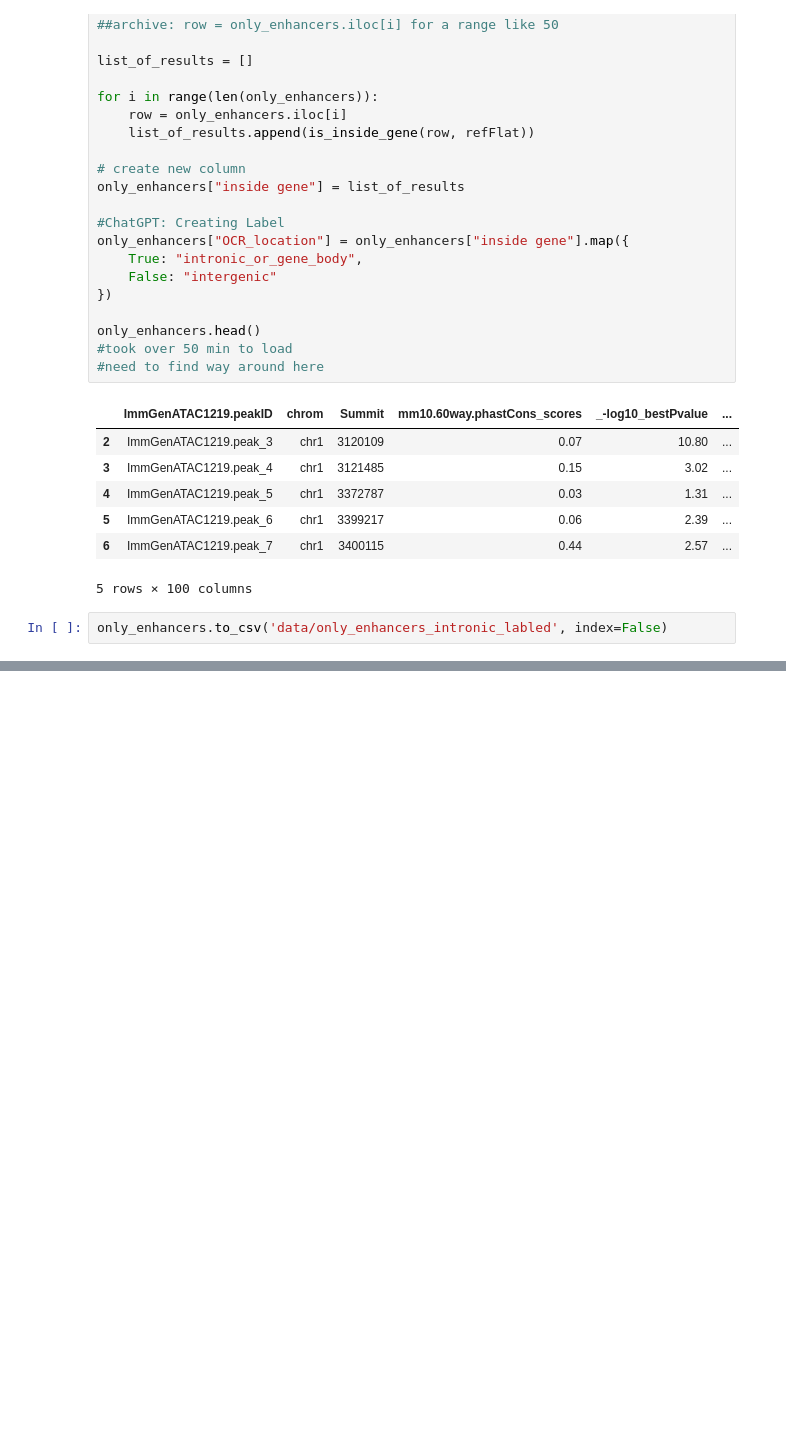
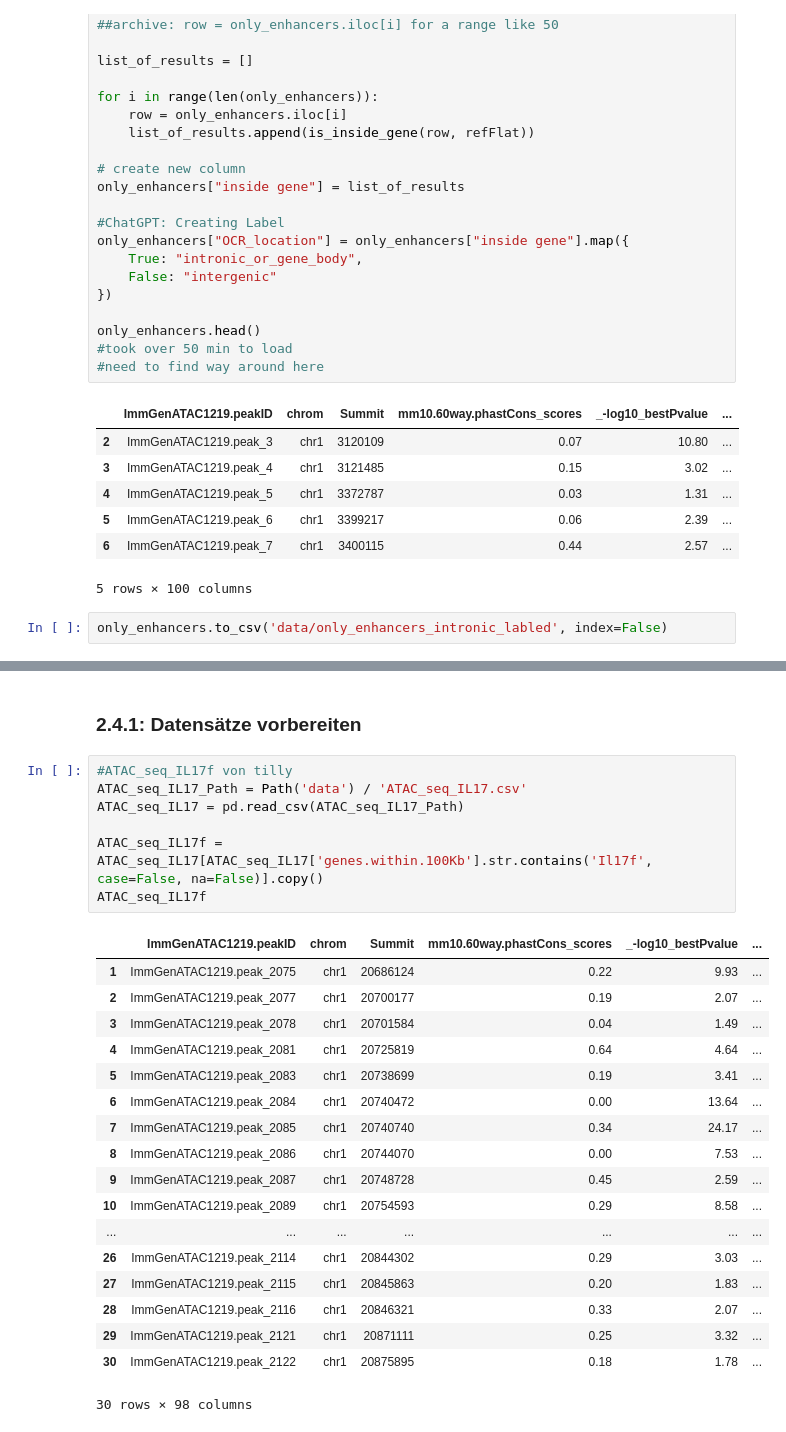
Before and after one commit to datascience-mobi-2026/topic04_team03, a Jupyter notebook: jupyter_peter_v1.2.ipynb, the cells around one changed output, grey strips where cells are left out. Cells and saved outputs as stored; diff of their text form; blank space fills up the shorter version.

```diff
--- a/jupyter_peter_v1.2.ipynb
+++ b/jupyter_peter_v1.2.ipynb
@@ -372,0 +385,28 @@ only_enhancers.to_csv('data/only_enhancers_intronic_labled', index=False)
+# %% [markdown]
+### 2.4.1: Datensätze vorbereiten
+# %%
+#ATAC_seq_IL17f von tilly
+ATAC_seq_IL17_Path = Path('data') / 'ATAC_seq_IL17.csv'
+ATAC_seq_IL17 = pd.read_csv(ATAC_seq_IL17_Path)
+
+ATAC_seq_IL17f = ATAC_seq_IL17[ATAC_seq_IL17['genes.within.100Kb'].str.contains('Il17f', case=False, na=False)].copy()
+ATAC_seq_IL17f
+# %% [output]
+|  | ImmGenATAC1219.peakID | chrom | Summit | mm10.60way.phastCons_scores | _-log10_bestPvalue | ... |
+| 1 | ImmGenATAC1219.peak_2075 | chr1 | 20686124 | 0.22 | 9.93 | ... |
+| 2 | ImmGenATAC1219.peak_2077 | chr1 | 20700177 | 0.19 | 2.07 | ... |
+| 3 | ImmGenATAC1219.peak_2078 | chr1 | 20701584 | 0.04 | 1.49 | ... |
+| 4 | ImmGenATAC1219.peak_2081 | chr1 | 20725819 | 0.64 | 4.64 | ... |
+| 5 | ImmGenATAC1219.peak_2083 | chr1 | 20738699 | 0.19 | 3.41 | ... |
+| 6 | ImmGenATAC1219.peak_2084 | chr1 | 20740472 | 0.00 | 13.64 | ... |
+| 7 | ImmGenATAC1219.peak_2085 | chr1 | 20740740 | 0.34 | 24.17 | ... |
+| 8 | ImmGenATAC1219.peak_2086 | chr1 | 20744070 | 0.00 | 7.53 | ... |
+| 9 | ImmGenATAC1219.peak_2087 | chr1 | 20748728 | 0.45 | 2.59 | ... |
+| 10 | ImmGenATAC1219.peak_2089 | chr1 | 20754593 | 0.29 | 8.58 | ... |
+| ... | ... | ... | ... | ... | ... | ... |
+| 26 | ImmGenATAC1219.peak_2114 | chr1 | 20844302 | 0.29 | 3.03 | ... |
+| 27 | ImmGenATAC1219.peak_2115 | chr1 | 20845863 | 0.20 | 1.83 | ... |
+| 28 | ImmGenATAC1219.peak_2116 | chr1 | 20846321 | 0.33 | 2.07 | ... |
+| 29 | ImmGenATAC1219.peak_2121 | chr1 | 20871111 | 0.25 | 3.32 | ... |
+| 30 | ImmGenATAC1219.peak_2122 | chr1 | 20875895 | 0.18 | 1.78 | ... |
+30 rows × 98 columns
```
Also changed, not shown: parts of 18 cells of this notebook.
